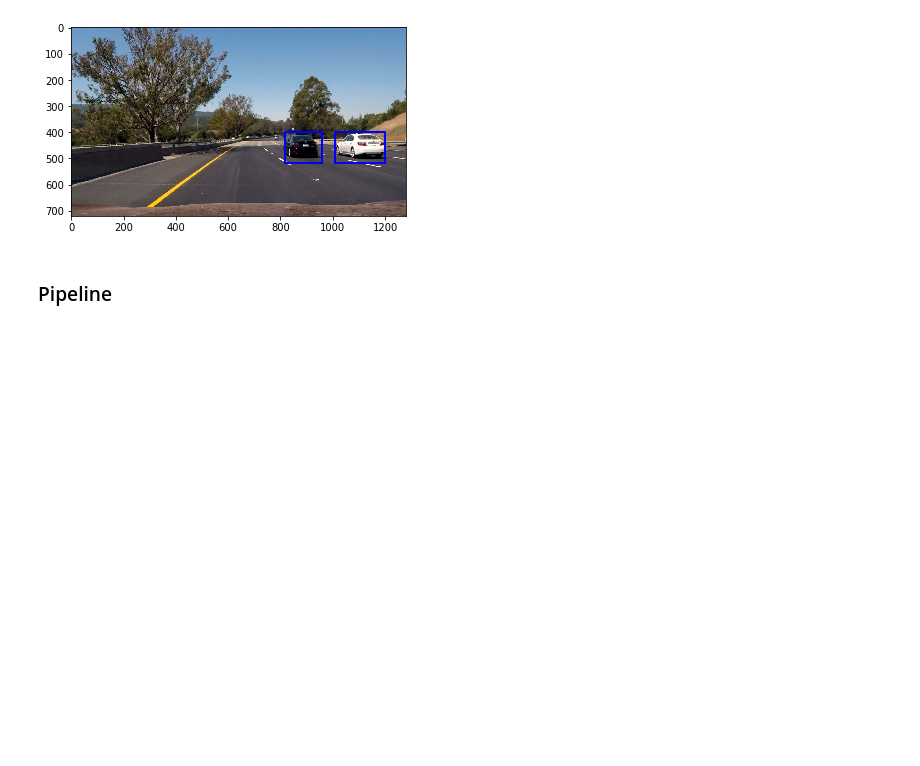
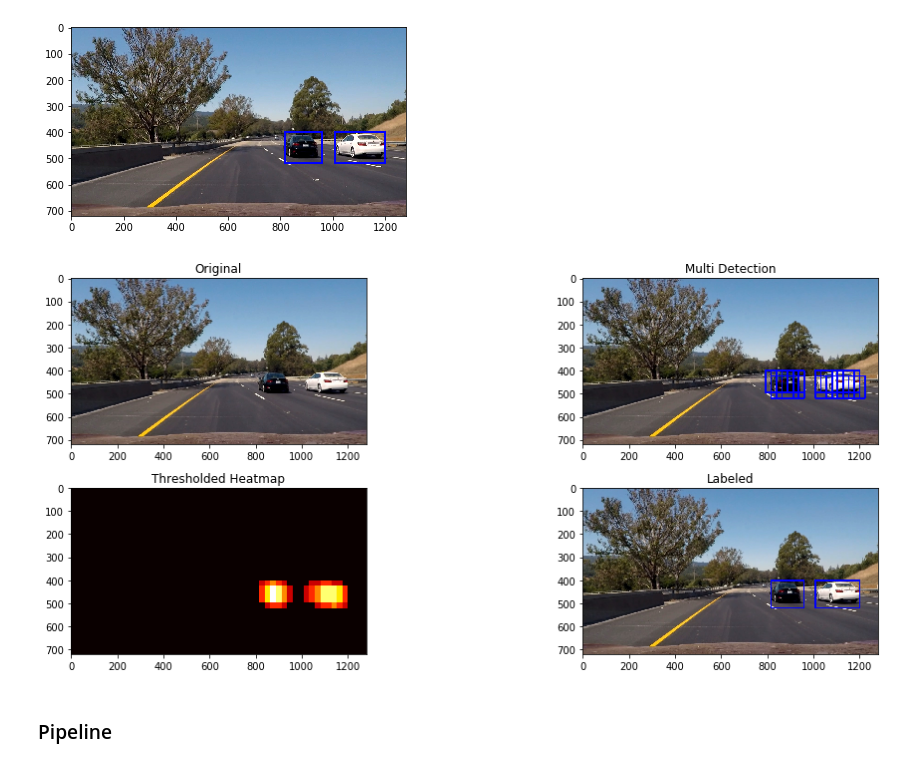
Before and after one commit to Fujiki-Nakamura/CarND, a Jupyter notebook: P5-Vehicle-Detection/vehicle_detection.ipynb, the cells around one changed output. Cells and saved outputs as stored; diff of their text form; code cells hidden in the pictures; blank space fills up the shorter version.

```diff
--- a/P5-Vehicle-Detection/vehicle_detection.ipynb
+++ b/P5-Vehicle-Detection/vehicle_detection.ipynb
@@ -131,7 +119,7 @@ plt.show()
 bbox_list = []
 for (ystart, ystop, scale) in ystart_ystop_scale_list:
     bbox_list.extend(
-        feature_extraction.find_cars(
+        find_cars(
             test_img,
             ystart, ystop, scale,
             clf, scaler,
@@ -160,5 +148,4 @@ plt.show()
 # %%
-reload(utils.vehicle_detection)
 from scipy.ndimage.measurements import label
 
 from utils.vehicle_detection import get_labeled_bboxes
@@ -166,11 +153,25 @@ from utils.vehicle_detection import get_labeled_bboxes
 
 labels = label(heatmap)
 bbox_list = get_labeled_bboxes(test_img, labels)
-img_detected = draw_boxes(test_img, bbox_list)
-plt.imshow(img_detected)
+img_labeled = draw_boxes(test_img, bbox_list)
+plt.imshow(img_labeled)
 plt.show()
 # %% [output]
 [figure]
+# %%
+fig, axes = plt.subplots(nrows=2, ncols=2, figsize=(16, 6))
+axes[0][0].imshow(test_img)
+axes[0][0].set_title('Original')
+axes[0][1].imshow(img_detected)
+axes[0][1].set_title('Multi Detection')
+axes[1][0].imshow(heatmap, cmap='hot')
+axes[1][0].set_title('Thresholded Heatmap')
+axes[1][1].imshow(img_labeled)
+axes[1][1].set_title('Labeled')
+plt.tight_layout()
+plt.show()
+# %% [output]
+[figure, added]
 # %% [markdown]
 ### Pipeline
 # %%
```
Also changed, not shown: parts of 6 cells of this notebook, 9 other files.
